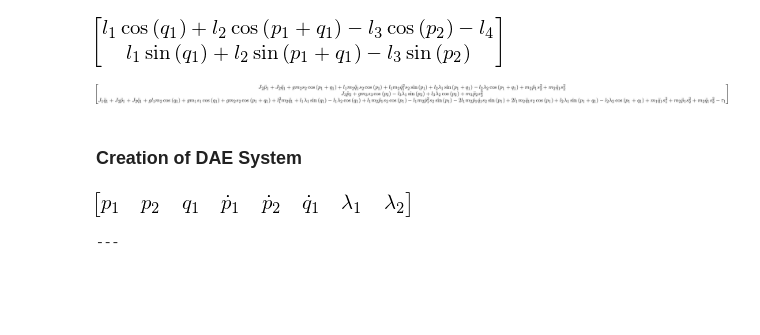
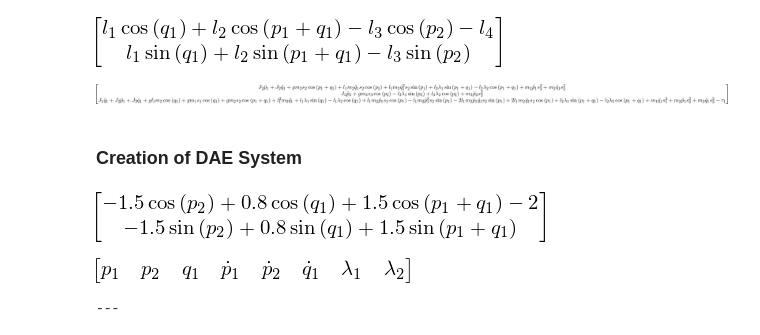
Before and after one commit to TUD-RST/symbtools, a Jupyter notebook: docs/demo_notebooks/modeltools/four-bar_linkage_model_and_simulation.ipynb, the cells around one changed output. Drawn from its saved outputs; the diff is of its cells as text; code cells hidden in the pictures; blank space fills up the shorter version.

```diff
--- a/docs/demo_notebooks/modeltools/four-bar_linkage_model_and_simulation.ipynb
+++ b/docs/demo_notebooks/modeltools/four-bar_linkage_model_and_simulation.ipynb
@@ -165,6 +159,10 @@ mod.eqns
 [figure]
 # %% [markdown]
 ### Creation of DAE System
+# %%
+mod.constraints
+# %% [output]
+[figure, added]
 # %%
 # generate a dae object
 
```
Also changed, not shown: parts of 6 cells of this notebook, 1 other file.
